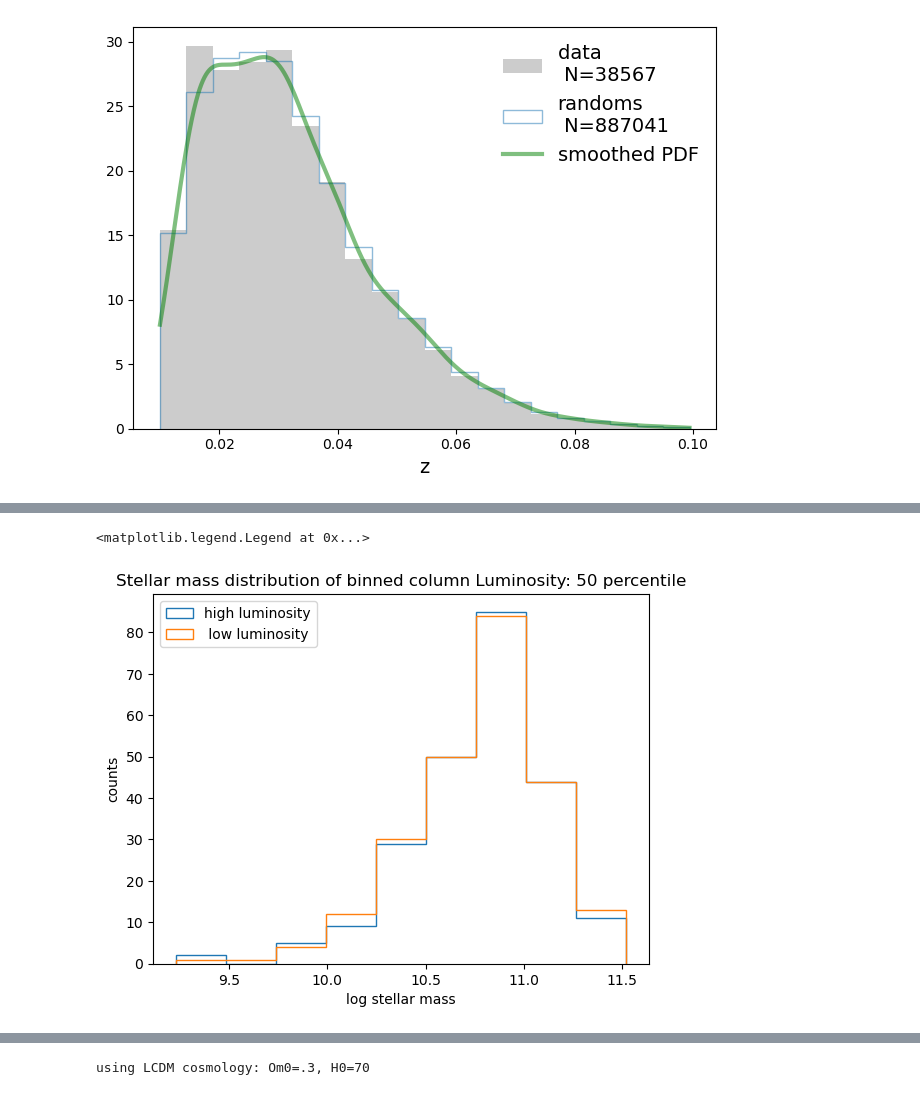
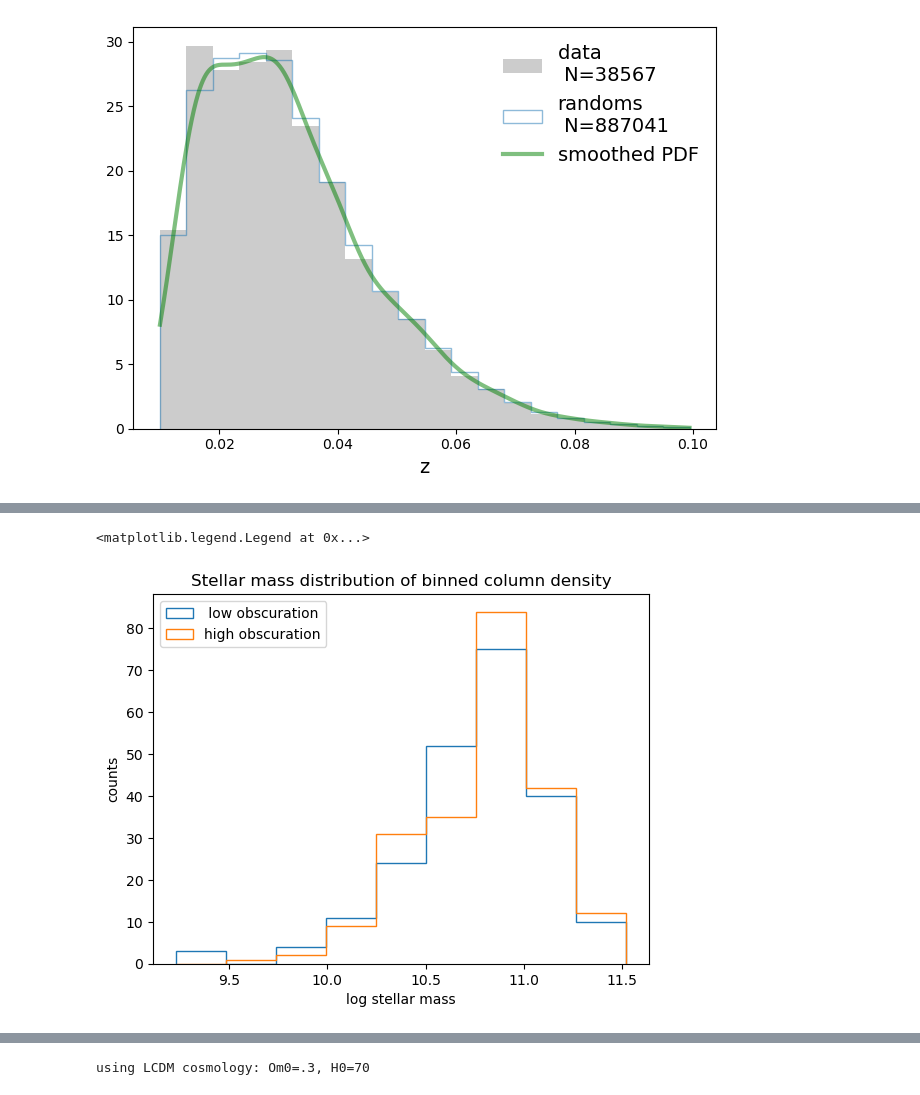
Before and after one commit to mcp74/AGNclustering, a Jupyter notebook: binned_luminosity_columndensity_eddratio_clustering.ipynb, the cells around one changed output, grey strips where cells are left out. Saved outputs shown, nothing was run; the diff lists cells and outputs as text; code cells hidden in the pictures.

```diff
--- a/binned_luminosity_columndensity_eddratio_clustering.ipynb
+++ b/binned_luminosity_columndensity_eddratio_clustering.ipynb
@@ -81,9 +81,8 @@ grand = grandt[(grandt['b']<-8) | (grandt['b']>8)]
 number of randoms: 887041
 [figure]
 # %%
-nonzero=agn['NH']>0
+nonzero=agn['Mbh']!=0
 agnmass=agn[nonzero]
-
 # bins for wppi/wprp
 ratiobins=np.arange(0,13,1,dtype=float)
 ratiobins[0]=0.01
@@ -94,11 +93,17 @@ pimax=40
 # Different pibins
 pibins = np.logspace(0,np.log10(40),6, dtype=int)
 linpibins = np.arange(1,41,1)
+pibinsmod = np.logspace(0,np.log10(40),3, dtype=int)
+pibinsmod[0]=2
+pibinsmod[1]=10
 
 # Different rp bins
 binsmod = np.logspace(0,np.log10(40),6,dtype=int)
 binsmod = binsmod.astype(dtype=float)
 binsmod = np.insert(binsmod, 0, 0.1)
+binsmod = np.delete(binsmod,1)
+binsmod = np.delete(binsmod,2)
+binsmod[2]=10.0
 
 linbins = np.arange(0,41,1, dtype=float)
 linbins[0] = 0.01
@@ -111,7 +116,7 @@ bins = np.logspace(-1, np.log10(40), nbins + 1)
 stmin=np.min(agnmass['z'])
 stmax=np.max(agnmass['z'])
 increm=(0.100001-stmin)/9
-zbins=np.arange(stmin,stmax+increm,increm)
+zbins=np.arange(0.01,.11,.01)
 
 
 stmin=np.min(agnmass['z'])
@@ -125,9 +130,9 @@ stmax=np.max(agnmass['log_Ms'][agnmass['log_Ms']>8])
 increm=(stmax-stmin)/5
 msbinsmod=np.arange(stmin,stmax+increm,increm)
 
-
 increm=(stmax-stmin)/9
 msbins=np.arange(stmin,stmax+increm,increm)
 
 # percentage of each mass bin
 percentile=50
+print(zbins)
@@ -139,3 +147,3 @@ agnhighmass, agnmidmass, agnlowmass = control_mult_var(agn=agnmass,bins1=zbinsmo
 # %%
-agnlowmass2,agnmidmass2,agnhighmass2=control_mult_var(agn=agnmass,bins1=zbins,bins2=msbins,control1='z',control2='log_Ms',var='L210',percentile=percentile)
+agnlowmass2,agnmidmass2,agnhighmass2=control_mult_var(agn=agnmass,bins1=zbins,bins2=msbinsmod,control1='z',control2='log_Ms',var='Mbh',percentile=percentile)
 # %%
@@ -161,12 +169,12 @@ plt.legend()
 # %%
-plt.hist(agnhighmass2['log_Ms'],bins=msbins,histtype='step',label='high luminosity')
-plt.hist(agnlowmass2['log_Ms'],bins=msbins,histtype='step',label=' low luminosity')
+plt.hist(agnlowmass2['log_Ms'],bins=msbins,histtype='step',label=' low obscuration')
+plt.hist(agnhighmass2['log_Ms'],bins=msbins,histtype='step',label='high obscuration')
 # plt.hist(agn['z'],bins=zbins,histtype='step',label='total')
-graph=plt.title('Stellar mass distribution of binned column Luminosity: 50 percentile')
+graph=plt.title('Stellar mass distribution of binned column density')
 plt.xlabel('log stellar mass')
 plt.ylabel('counts')
 plt.legend()
 # %% [output]
 <matplotlib.legend.Legend at 0x...>
-[figure, old version]
+[figure, new version]
 # %%
```
Also changed, not shown: parts of 17 cells of this notebook, 11 other files.
